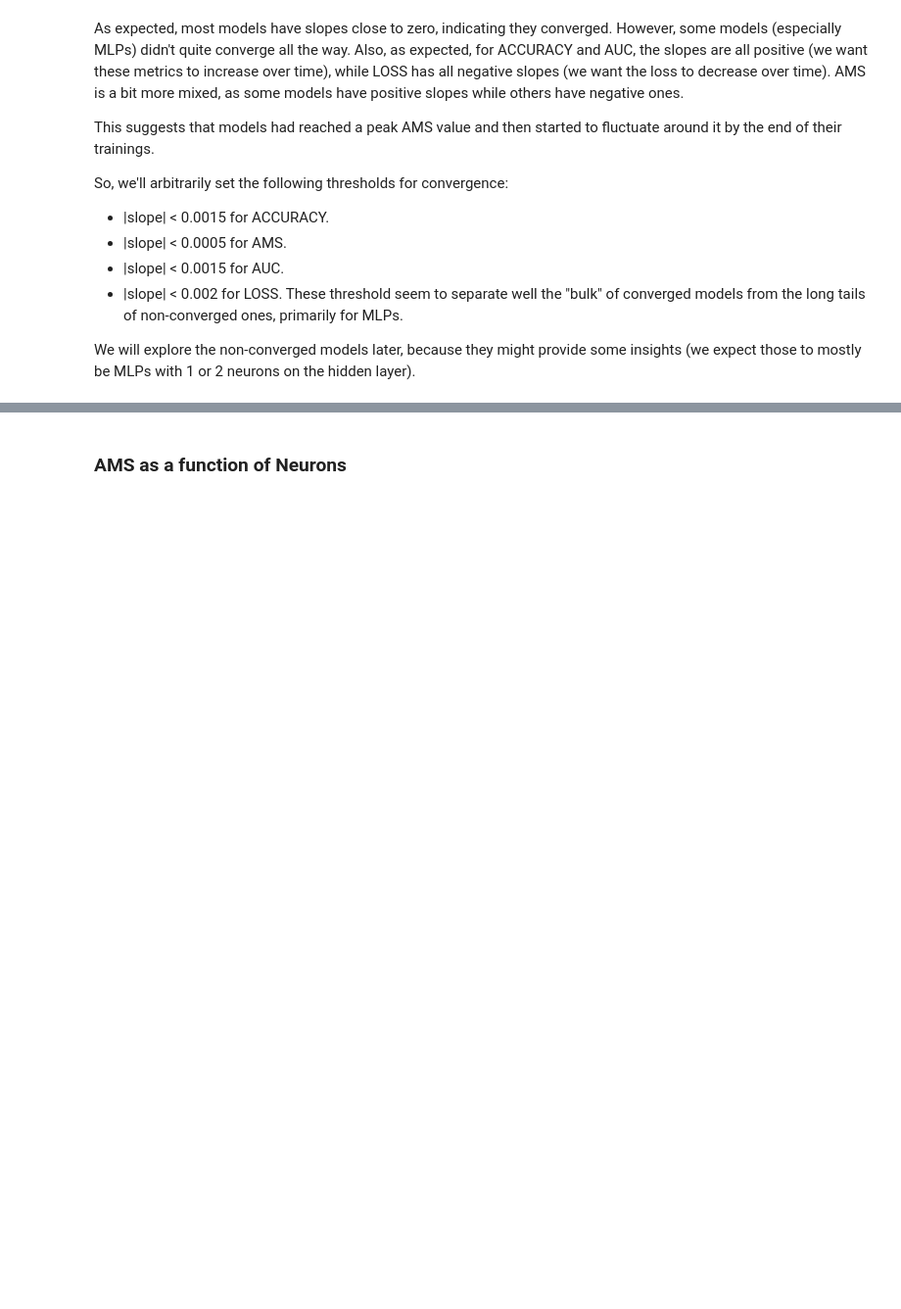
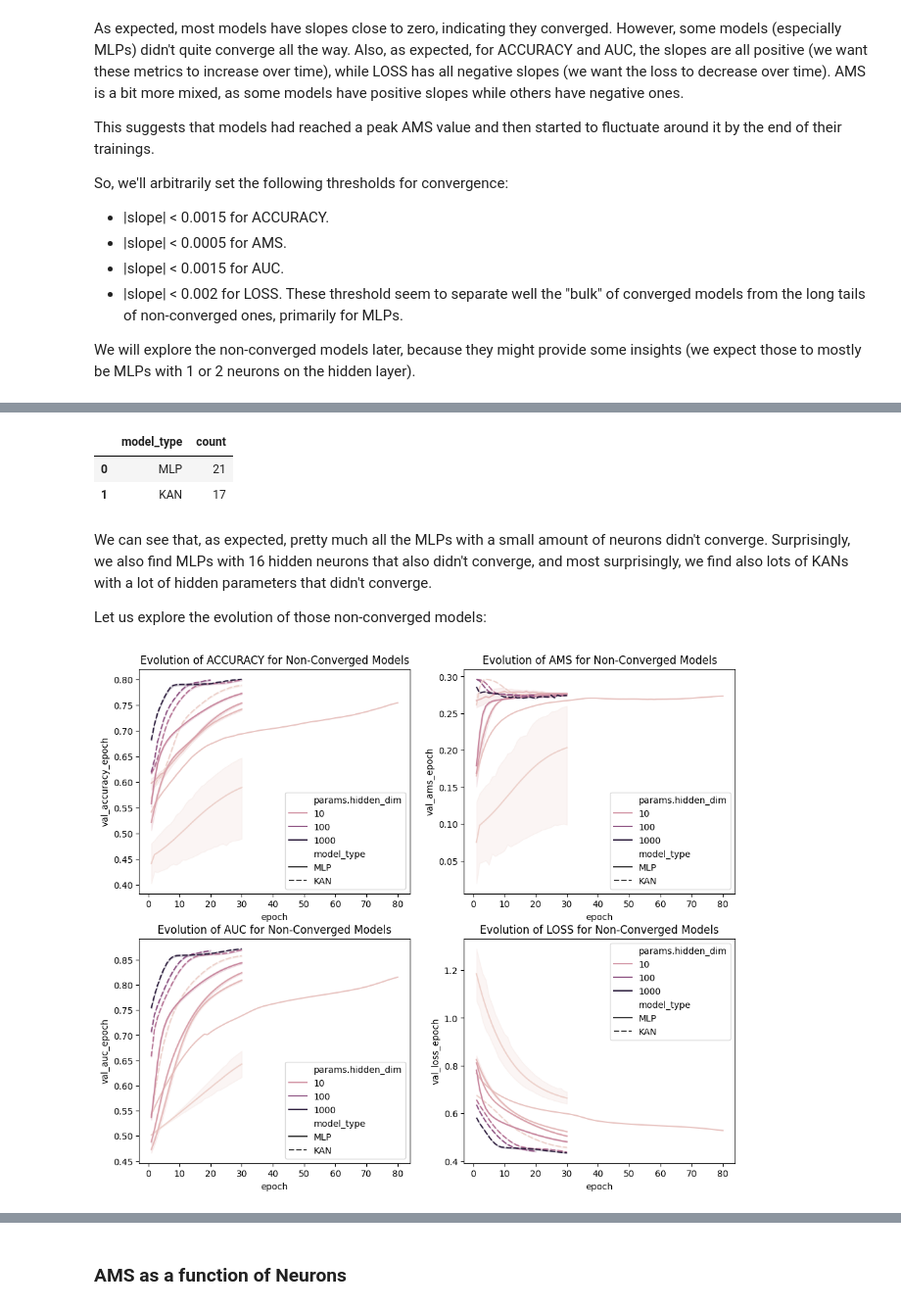
Before and after one commit to AimbotParce/MDS-AML-HiggsBosonKAN, a Jupyter notebook: notebooks/05-analysis.ipynb, the cells around one changed output, grey strips where cells are left out. Shown at 98% size. Cells and saved outputs as stored; diff of their text form; code cells hidden in the pictures; blank space fills up the shorter version.

```diff
--- a/notebooks/05-analysis.ipynb
+++ b/notebooks/05-analysis.ipynb
@@ -188,8 +229,9 @@ thresholds = {
     "val_loss_epoch": 0.002,
 }
 for metric in val_metric_names:
-    filtered_df[f"{metric}_is_outlier"] = filtered_df[f"{metric}_slope"].abs() >= thresholds[metric]
+    df[f"{metric}_converged"] = df[f"{metric}_slope"].abs() < thresholds[metric]
 
 # Compute the final is_outlier mask
-outlier_columns = [f"{metric}_is_outlier" for metric in val_metric_names]
-filtered_df["is_outlier"] = filtered_df[outlier_columns].any(axis=1)
+converged_columns = [f"{metric}_converged" for metric in val_metric_names]
+df["converged"] = df[converged_columns].all(axis=1)
+print(f"Number of non-converged models detected: {(~df['converged']).sum()} out of {len(df)}")
@@ -218,0 +255,47 @@ With these thresholds, we lost 38 rows out of the 281 total we had (~13.5%), whi
+# %%
+df[~df["converged"]][["model_type"]].value_counts().reset_index(name="count")
+# %% [output]
+|  | model_type | count |
+| 0 | MLP | 21 |
+| 1 | KAN | 17 |
+# %% [markdown]
+We can see that, as expected, pretty much all the MLPs with a small amount of neurons didn't converge. Surprisingly, we also find MLPs with 16 hidden neurons that also didn't converge, and most surprisingly, we find also lots of KANs with a lot of hidden parameters that didn't converge.
+
+Let us explore the evolution of those non-converged models:
+# %%
+import matplotlib.pyplot as plt
+import numpy as np
+import seaborn as sns
+from matplotlib.colors import LogNorm
+
+fig, ax = plt.subplots(2, 2, figsize=(12, 10))
+
+all_histories = None
+for j, row in df[~df["converged"]].iterrows():
+    history = metric_histories[row["run_id"]].copy()
+    history["model_type"] = row["model_type"]
+    history["params.hidden_dim"] = row["params.hidden_dim"]
+    history["run_id"] = row["run_id"]
+    if all_histories is None:
+        all_histories = history
+    else:
+        all_histories = pd.concat([all_histories, history], ignore_index=True)
+
+
+for i, metric in enumerate(val_metric_names):
+    r = i // 2
+    c = i % 2
+    sns.lineplot(
+        data=all_histories,
+        x="epoch",
+        y=metric,
+        hue="params.hidden_dim",
+        hue_norm=LogNorm(),  # For visualization (I tried lin scale but it was all white and a single black)
+        style="model_type",
+        estimator="mean",
+        ax=ax[r, c],
+    )
+    metric_name = metric.replace("val_", "").replace("_epoch", "").upper()
+    ax[r, c].set_title(f"Evolution of {metric_name} for Non-Converged Models")
+# %% [output]
+[figure, added]
```
Also changed, not shown: parts of 26 cells of this notebook.
